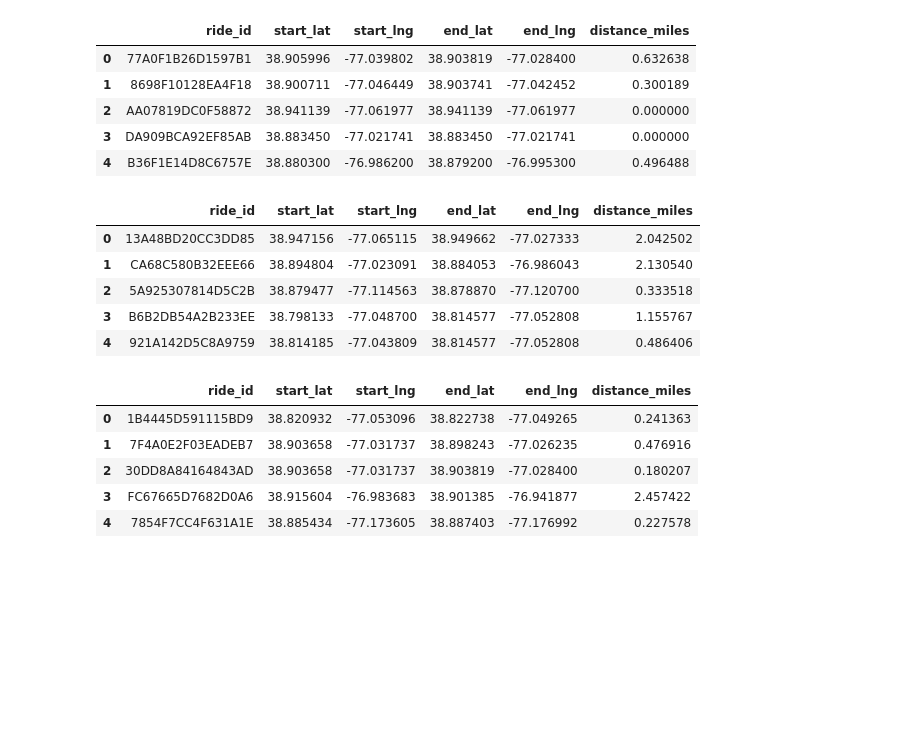
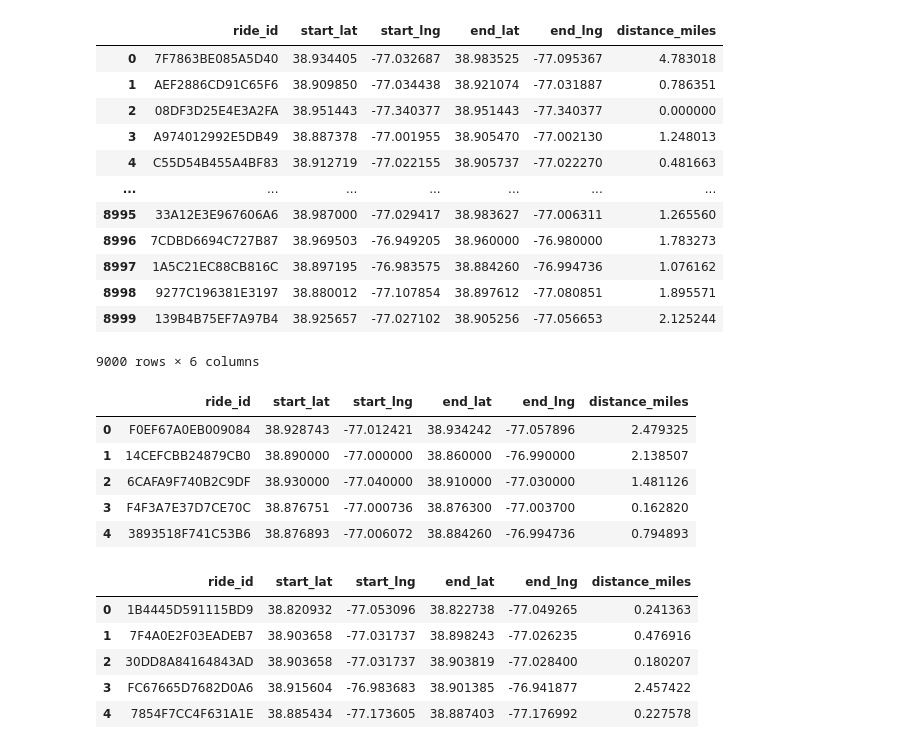
Before and after one commit to jackyzhang1008/DSAN-5100_Final_Project, a Jupyter notebook: Code/regression.ipynb, the cells around one changed output. Cells and saved outputs as stored; diff of their text form; code cells hidden in the pictures; blank space fills up the shorter version.

```diff
--- a/Code/regression.ipynb
+++ b/Code/regression.ipynb
@@ -21,7 +21,7 @@ def connectcsv(files_path):
         df['start_lng'] = df['start_lng'].astype('float64')
         df['end_lat'] = df['end_lat'].astype('float64')
         df['end_lng'] = df['end_lng'].astype('float64')
-        #df = df.sample(n=1000)
+        df = df.sample(n=1000)
         dfs.append(df)
     return pd.concat(dfs, ignore_index=True)
 # %%
@@ -32,25 +32,32 @@ def calculate_distance(row):
 # %%
 data_2020 = connectcsv(sorted(glob.glob('../Data/part2/2020*.csv')))
 data_2020['distance_miles'] = data_2020.apply(calculate_distance, axis=1)
-data_2020.head()
+data_2020
 # %% [output]
 |  | ride_id | start_lat | start_lng | end_lat | end_lng | distance_miles |
-| 0 | 77A0F1B26D1597B1 | 38.905996 | -77.039802 | 38.903819 | -77.028400 | 0.632638 |
-| 1 | 8698F10128EA4F18 | 38.900711 | -77.046449 | 38.903741 | -77.042452 | 0.300189 |
-| 2 | AA07819DC0F58872 | 38.941139 | -77.061977 | 38.941139 | -77.061977 | 0.000000 |
-| 3 | DA909BCA92EF85AB | 38.883450 | -77.021741 | 38.883450 | -77.021741 | 0.000000 |
-| 4 | B36F1E14D8C6757E | 38.880300 | -76.986200 | 38.879200 | -76.995300 | 0.496488 |
+| 0 | 7F7863BE085A5D40 | 38.934405 | -77.032687 | 38.983525 | -77.095367 | 4.783018 |
+| 1 | AEF2886CD91C65F6 | 38.909850 | -77.034438 | 38.921074 | -77.031887 | 0.786351 |
+| 2 | 08DF3D25E4E3A2FA | 38.951443 | -77.340377 | 38.951443 | -77.340377 | 0.000000 |
+| 3 | A974012992E5DB49 | 38.887378 | -77.001955 | 38.905470 | -77.002130 | 1.248013 |
+| 4 | C55D54B455A4BF83 | 38.912719 | -77.022155 | 38.905737 | -77.022270 | 0.481663 |
+| ... | ... | ... | ... | ... | ... | ... |
+| 8995 | 33A12E3E967606A6 | 38.987000 | -77.029417 | 38.983627 | -77.006311 | 1.265560 |
+| 8996 | 7CDBD6694C727B87 | 38.969503 | -76.949205 | 38.960000 | -76.980000 | 1.783273 |
+| 8997 | 1A5C21EC88CB816C | 38.897195 | -76.983575 | 38.884260 | -76.994736 | 1.076162 |
+| 8998 | 9277C196381E3197 | 38.880012 | -77.107854 | 38.897612 | -77.080851 | 1.895571 |
+| 8999 | 139B4B75EF7A97B4 | 38.925657 | -77.027102 | 38.905256 | -77.056653 | 2.125244 |
+9000 rows × 6 columns
 # %%
 data_2021 = connectcsv(sorted(glob.glob('../Data/part2/2021*.csv')))
 data_2021['distance_miles'] = data_2021.apply(calculate_distance, axis=1)
 data_2021.head()
 # %% [output]
 |  | ride_id | start_lat | start_lng | end_lat | end_lng | distance_miles |
-| 0 | 13A48BD20CC3DD85 | 38.947156 | -77.065115 | 38.949662 | -77.027333 | 2.042502 |
-| 1 | CA68C580B32EEE66 | 38.894804 | -77.023091 | 38.884053 | -76.986043 | 2.130540 |
-| 2 | 5A925307814D5C2B | 38.879477 | -77.114563 | 38.878870 | -77.120700 | 0.333518 |
-| 3 | B6B2DB54A2B233EE | 38.798133 | -77.048700 | 38.814577 | -77.052808 | 1.155767 |
-| 4 | 921A142D5C8A9759 | 38.814185 | -77.043809 | 38.814577 | -77.052808 | 0.486406 |
+| 0 | F0EF67A0EB009084 | 38.928743 | -77.012421 | 38.934242 | -77.057896 | 2.479325 |
+| 1 | 14CEFCBB24879CB0 | 38.890000 | -77.000000 | 38.860000 | -76.990000 | 2.138507 |
+| 2 | 6CAFA9F740B2C9DF | 38.930000 | -77.040000 | 38.910000 | -77.030000 | 1.481126 |
+| 3 | F4F3A7E37D7CE70C | 38.876751 | -77.000736 | 38.876300 | -77.003700 | 0.162820 |
+| 4 | 3893518F741C53B6 | 38.876893 | -77.006072 | 38.884260 | -76.994736 | 0.794893 |
 # %%
 data_2022 = connectcsv(sorted(glob.glob('../Data/part2/2022*.csv')))
 data_2022['distance_miles'] = data_2022.apply(calculate_distance, axis=1)
```
